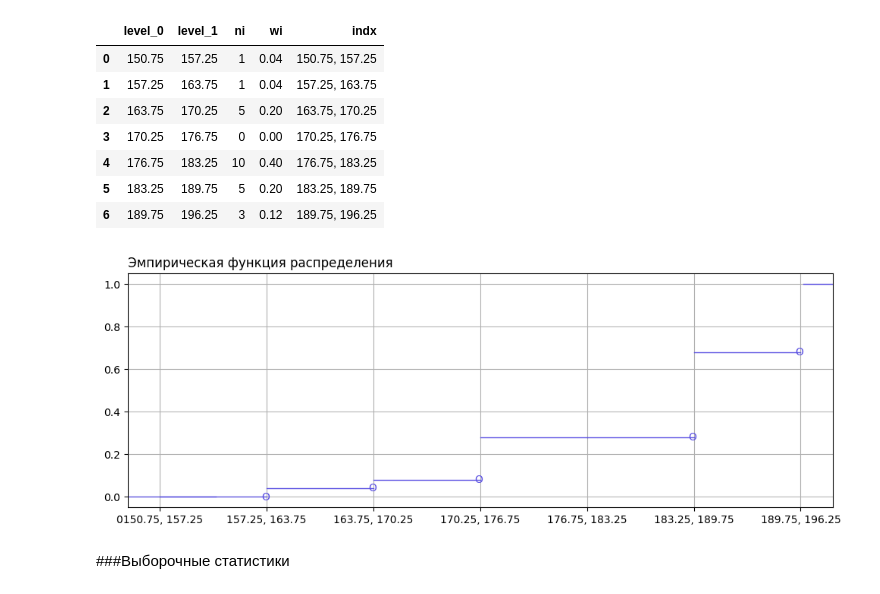
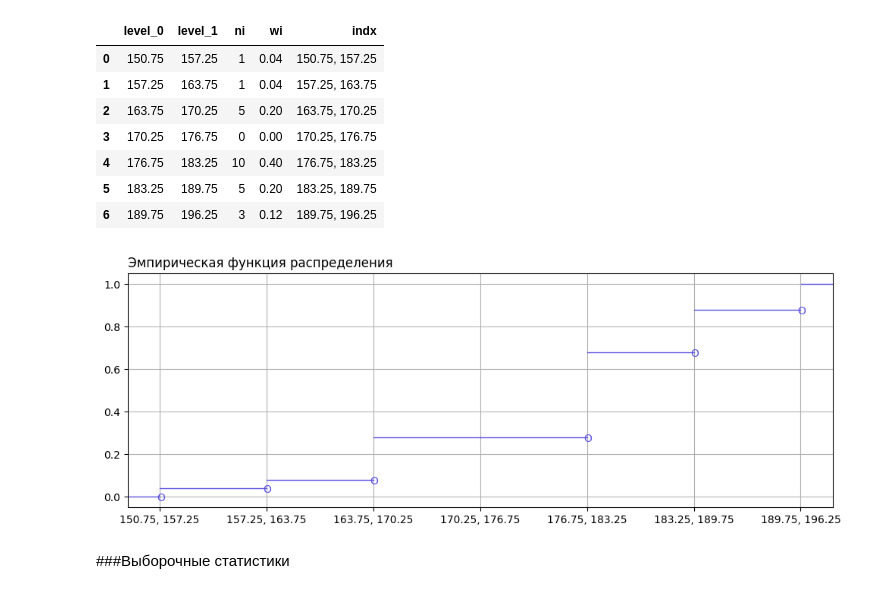
Before and after one commit to qylikss/stat, a Jupyter notebook: prac1.ipynb, the cells around one changed output. Saved outputs shown, nothing was run; the diff lists cells and outputs as text; code cells hidden in the pictures.

Commit message:
fix graph

```diff
--- a/prac1.ipynb
+++ b/prac1.ipynb
@@ -270,7 +270,7 @@ def func(x):
 #x = [0, 1, 2, 5, 6, 7, 9, 10, 11]
 y = [0, 0.04, 0.08, 0.28, 0.28, 0.68, 0.88, 1]
 x = df['indx']
-x = ['0'
+x = ['',
     '150.75, 157.25',
     '157.25, 163.75',
     '163.75, 170.25',
@@ -281,26 +281,30 @@ x = ['0'
 # %%
 fig, ax = plt.subplots()
 fig.set_figheight(4)
 fig.set_figwidth(12)
 ax.set_title('Эмпирическая функция распределения', loc = 'left')
-for i in range(6):
+
+for i in range(1, 7):
     ax.plot([x[i], x[i + 1]], [y[i], y[i]], linewidth=1.0, color='#5A50E2')
     #ax.scatter(x[i + 1], y[i], color='#5A50E2', s=100, marker ="+")
-ax.axhline(y = 0, xmax = 0.125, linewidth=1.0, color='#5A50E2')
-ax.axhline(y = 1, xmin = 0.958, linewidth=1.0, color='#5A50E2')
+ax.plot([x[1], x[1]], [y[0], y[0]], linewidth=1.0, color='#5A50E2')
+ax.plot([x[7], x[7]], [y[7], y[7]], linewidth=1.0, color='#5A50E2')
 
-for i in range(1, 8):
-    if i != 4:
+ax.axhline(y = 0, xmax = 0.045, linewidth=1.0, color='#5A50E2')
+ax.axhline(y = 1, xmin = 0.955, linewidth=1.0, color='#5A50E2')
+
+for i in range(7):
+    if i != 3:
         plt.annotate(
                 'O',
                 ha='left',
-                xy=(i - 0.05, y[i - 1] - .015),
+                xy=(i - 0.03, y[i] - 0.02),
                 color='#5A50E2')
 
 plt.grid()
 plt.show()
 # %% [output]
-[figure, old version]
+[figure, new version]
 # %% [markdown]
 ###Выборочные статистики
 # %%
```
